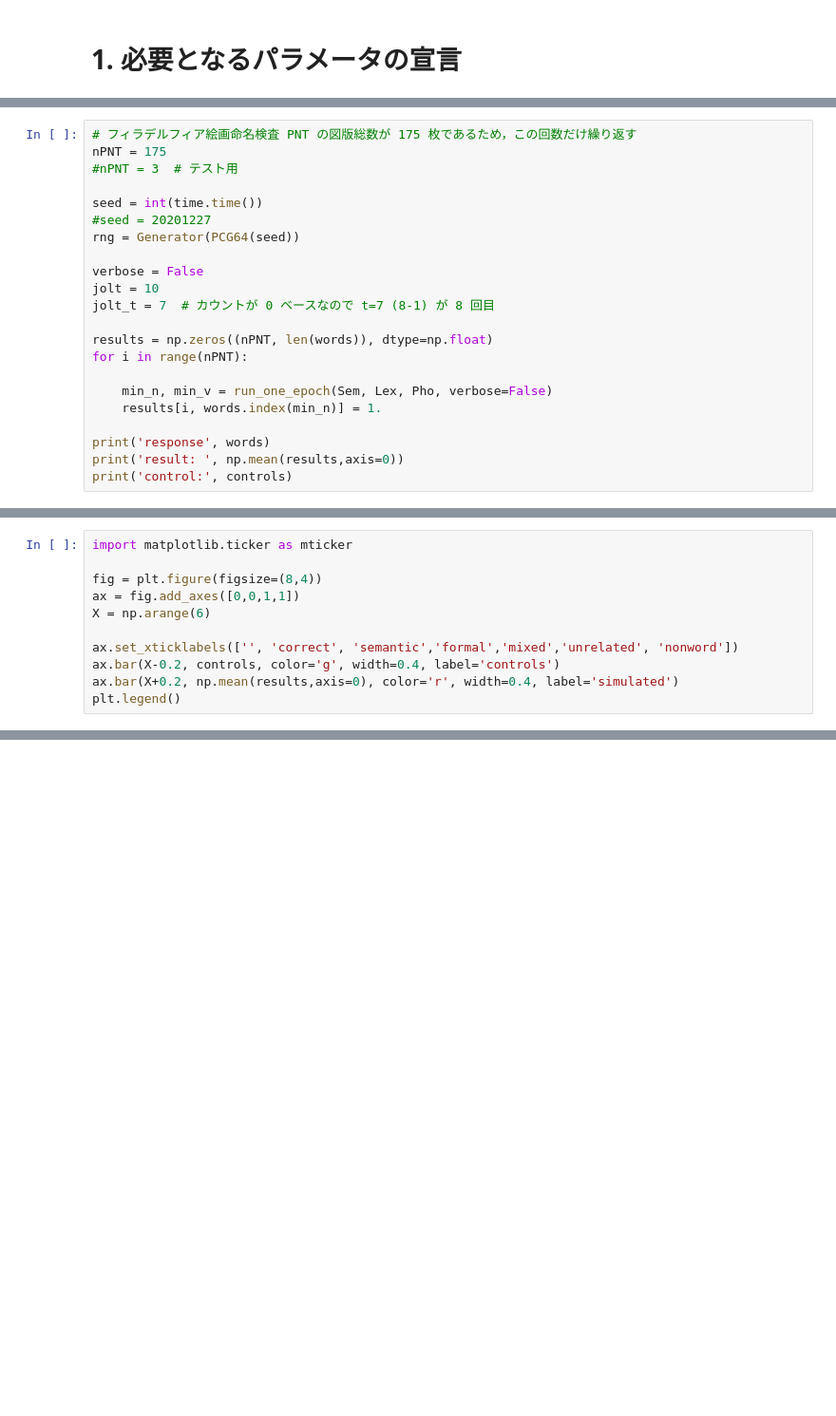
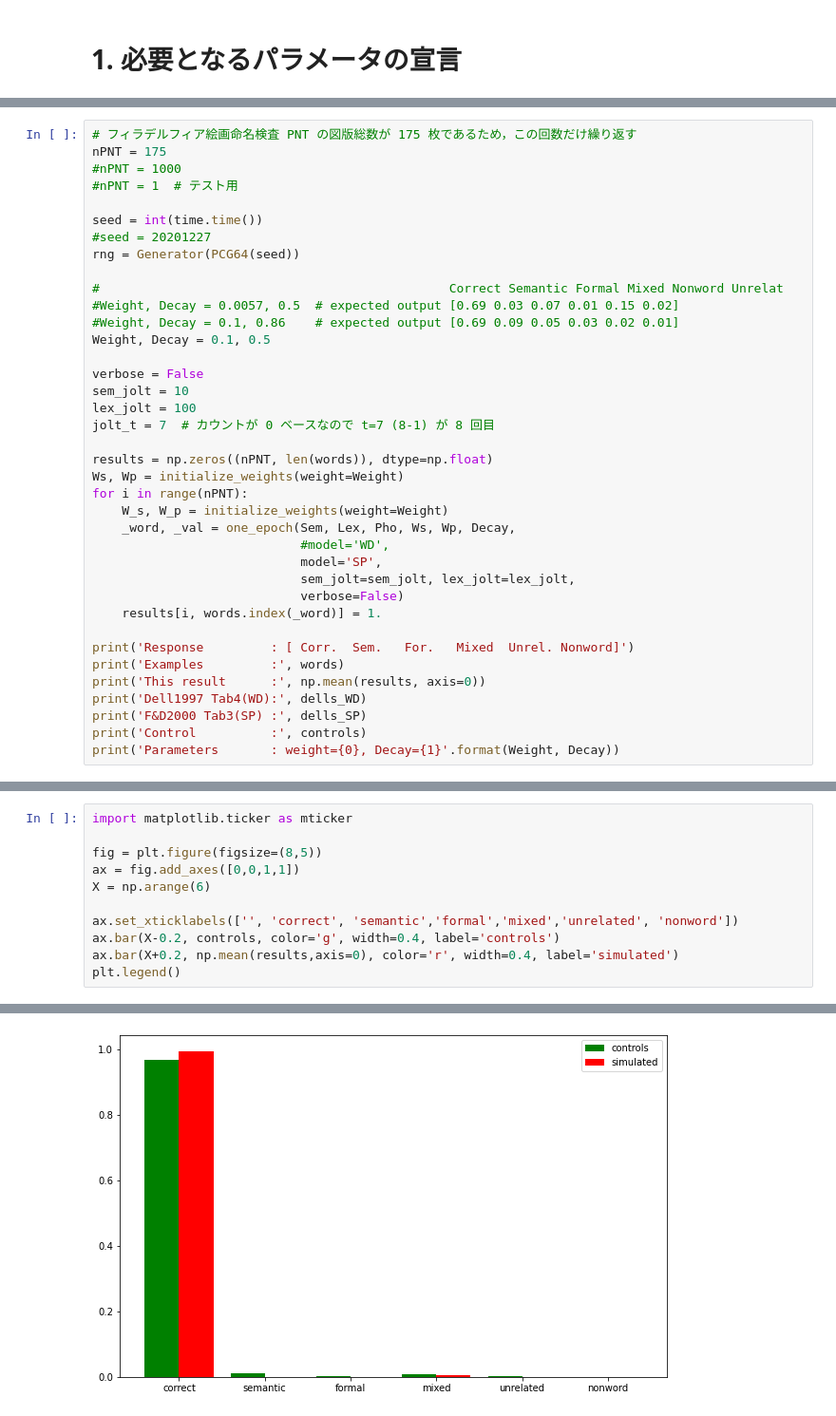
Before and after one commit to project-ccap/project-ccap.github.io, a Jupyter notebook: notebooks/2020ccap_Foygel_Dell2000_2step_interactive_activaition_model_demo.ipynb, the cells around one changed output, grey strips where cells are left out. Shown at 95% size. Drawn from its saved outputs; the diff is of its cells as text; blank space fills up the shorter version.

```diff
--- a/notebooks/2020ccap_Foygel_Dell2000_2step_interactive_activaition_model_demo.ipynb
+++ b/notebooks/2020ccap_Foygel_Dell2000_2step_interactive_activaition_model_demo.ipynb
@@ -355,22 +406,38 @@ def run_one_epoch(Sem, Lex, Pho, n=16, jolt=10, jolt_t=7, verbose=False):
 # %%
 # フィラデルフィア絵画命名検査 PNT の図版総数が 175 枚であるため，この回数だけ繰り返す
 nPNT = 175
-#nPNT = 3  # テスト用
+#nPNT = 1000
+#nPNT = 1  # テスト用
 
 seed = int(time.time())
 #seed = 20201227
 rng = Generator(PCG64(seed))
 
+#                                               Correct Semantic Formal Mixed Nonword Unrelat
+#Weight, Decay = 0.0057, 0.5  # expected output [0.69 0.03 0.07 0.01 0.15 0.02]
+#Weight, Decay = 0.1, 0.86    # expected output [0.69 0.09 0.05 0.03 0.02 0.01]
+Weight, Decay = 0.1, 0.5
+
 verbose = False
-jolt = 10
+sem_jolt = 10
+lex_jolt = 100
 jolt_t = 7  # カウントが 0 ベースなので t=7 (8-1) が 8 回目
 
 results = np.zeros((nPNT, len(words)), dtype=np.float)
+Ws, Wp = initialize_weights(weight=Weight)
 for i in range(nPNT):
+    W_s, W_p = initialize_weights(weight=Weight)
+    _word, _val = one_epoch(Sem, Lex, Pho, Ws, Wp, Decay,
+                            #model='WD',
+                            model='SP',
+                            sem_jolt=sem_jolt, lex_jolt=lex_jolt,
+                            verbose=False)
+    results[i, words.index(_word)] = 1.
 
-    min_n, min_v = run_one_epoch(Sem, Lex, Pho, verbose=False)
-    results[i, words.index(min_n)] = 1.
-
-print('response', words)
-print('result: ', np.mean(results,axis=0))
-print('control:', controls)
+print('Response         : [ Corr.  Sem.   For.   Mixed  Unrel. Nonword]')
+print('Examples         :', words)
+print('This result      :', np.mean(results, axis=0))
+print('Dell1997 Tab4(WD):', dells_WD)
+print('F&D2000 Tab3(SP) :', dells_SP)
+print('Control          :', controls)
+print('Parameters       : weight={0}, Decay={1}'.format(Weight, Decay))
@@ -377,7 +452,7 @@ print('control:', controls)
 # %%
 import matplotlib.ticker as mticker
 
-fig = plt.figure(figsize=(8,4))
+fig = plt.figure(figsize=(8,5))
 ax = fig.add_axes([0,0,1,1])
 X = np.arange(6)
 
@@ -385,3 +460,4 @@ ax.set_xticklabels(['', 'correct', 'semantic','formal','mixed','unrelated', 'non
 ax.bar(X-0.2, controls, color='g', width=0.4, label='controls')
 ax.bar(X+0.2, np.mean(results,axis=0), color='r', width=0.4, label='simulated')
 plt.legend()
+# %% [output]
@@ -387,0 +465 @@ plt.legend()
+[figure, added]
```
Also changed, not shown: parts of 10 cells of this notebook.
